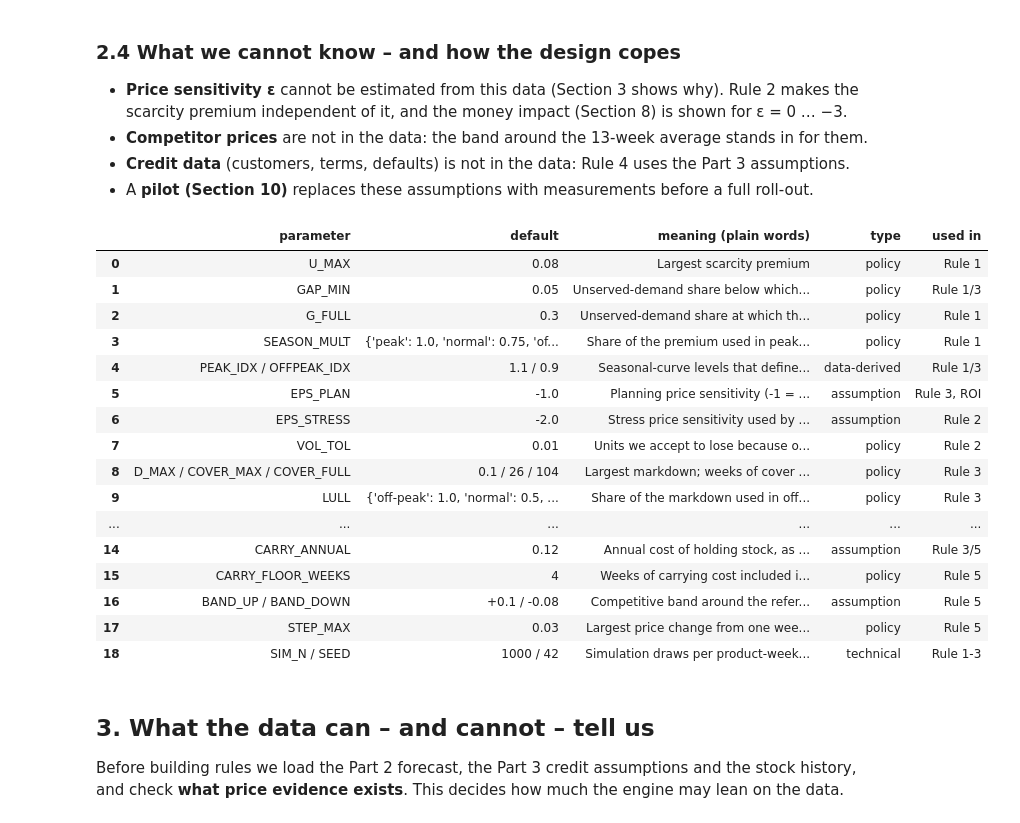
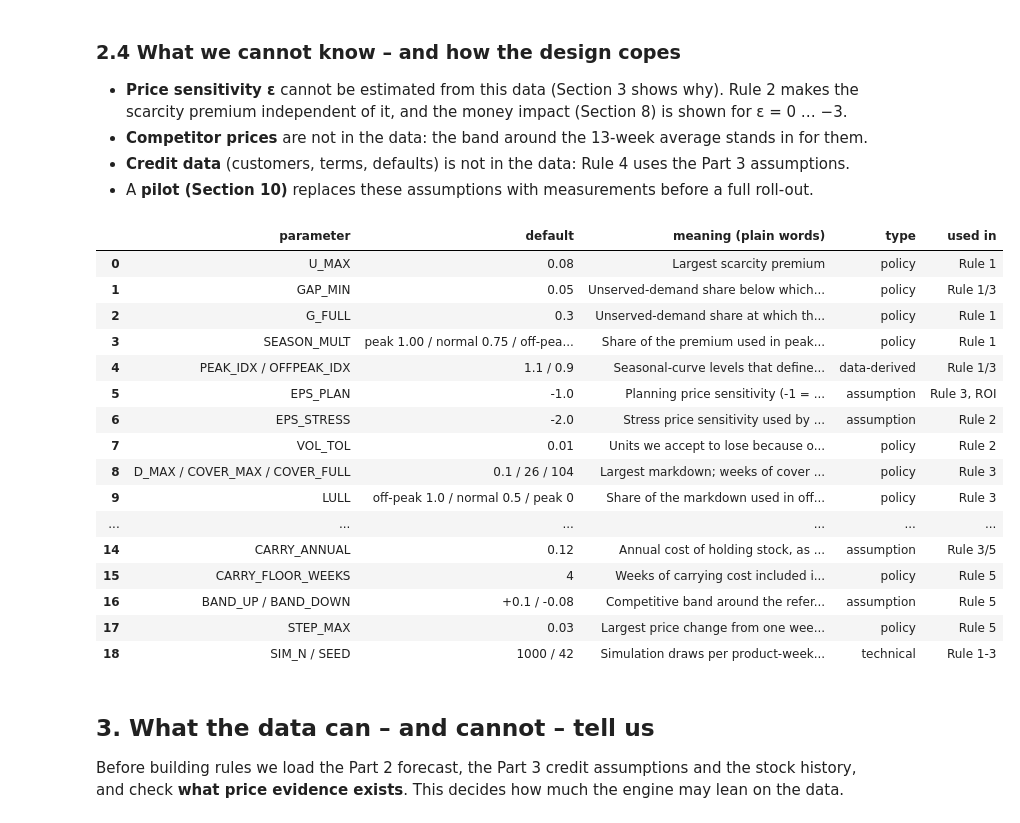
Before and after one commit to hrnademi/Technical_Assessment_HamidrezaNademi, a Jupyter notebook: part4_pricing_v1.0.ipynb, the cells around one changed output. Drawn from its saved outputs; the diff is of its cells as text; code cells hidden in the pictures.

```diff
--- a/part4_pricing_v1.0.ipynb
+++ b/part4_pricing_v1.0.ipynb
@@ -148,42 +148,42 @@ P = dict(
     BAND_UP=0.10, BAND_DOWN=0.08, STEP_MAX=0.03,                    # Rule 5 band and step
     SIM_N=1000, SEED=42)
 EPS_SCENARIOS = [0.0, -0.5, -1.0, -2.0, -3.0]
 Z90 = 1.2816                                                        # z-score of the 90th percentile
 
 param_doc = pd.DataFrame([
     ("U_MAX", P["U_MAX"], "Largest scarcity premium", "policy", "Rule 1"),
     ("GAP_MIN", P["GAP_MIN"], "Unserved-demand share below which stock is not a constraint", "policy", "Rule 1/3"),
     ("G_FULL", P["G_FULL"], "Unserved-demand share at which the premium is maximal", "policy", "Rule 1"),
-    ("SEASON_MULT", str(P["SEASON_MULT"]), "Share of the premium used in peak / normal / off-peak weeks", "policy", "Rule 1"),
+    ("SEASON_MULT", "peak 1.00 / normal 0.75 / off-peak 0.50", "Share of the premium used in peak / normal / off-peak weeks", "policy", "Rule 1"),
     ("PEAK_IDX / OFFPEAK_IDX", f"{P['PEAK_IDX']} / {P['OFFPEAK_IDX']}", "Seasonal-curve levels that define peak and off-peak weeks", "data-derived", "Rule 1/3"),
     ("EPS_PLAN", P["EPS_PLAN"], "Planning price sensitivity (-1 = demand falls 1% when price rises 1%)", "assumption", "Rule 3, ROI"),
     ("EPS_STRESS", P["EPS_STRESS"], "Stress price sensitivity used by the sell-out protection", "assumption", "Rule 2"),
     ("VOL_TOL", P["VOL_TOL"], "Units we accept to lose because of a scarcity premium", "policy", "Rule 2"),
     ("D_MAX / COVER_MAX / COVER_FULL", f"{P['D_MAX']} / {P['COVER_MAX']} / {P['COVER_FULL']}", "Largest markdown; weeks of cover where markdowns start / are deepest", "policy", "Rule 3"),
-    ("LULL", str(P["LULL"]), "Share of the markdown used in off-peak / normal / peak weeks", "policy", "Rule 3"),
+    ("LULL", "off-peak 1.0 / normal 0.5 / peak 0", "Share of the markdown used in off-peak / normal / peak weeks", "policy", "Rule 3"),
     ("MD_CAP_C", P["MD_CAP_C"], "Markdown cap for rating C", "policy", "Rule 4"),
     ("TERMS_CUT_DAYS", P["TERMS_CUT_DAYS"], "Recommended payment-terms cut for rating D/E", "policy", "Rule 4"),
     ("FUND_RATE", P["FUND_RATE"], "Annual cost of money tied up in unpaid invoices", "assumption", "Rule 4"),
     ("MIN_MARKUP", P["MIN_MARKUP"], "Minimum markup on cost in the price floor", "policy", "Rule 5"),
     ("CARRY_ANNUAL", P["CARRY_ANNUAL"], "Annual cost of holding stock, as share of cost", "assumption", "Rule 3/5"),
     ("CARRY_FLOOR_WEEKS", P["CARRY_FLOOR_WEEKS"], "Weeks of carrying cost included in the floor", "policy", "Rule 5"),
     ("BAND_UP / BAND_DOWN", f"+{P['BAND_UP']} / -{P['BAND_DOWN']}", "Competitive band around the reference price (no competitor data: proxy)", "assumption", "Rule 5"),
     ("STEP_MAX", P["STEP_MAX"], "Largest price change from one week to the next", "policy", "Rule 5"),
     ("SIM_N / SEED", f"{P['SIM_N']} / {P['SEED']}", "Simulation draws per product-week; random seed", "technical", "Rule 1-3"),
 ], columns=["parameter", "default", "meaning (plain words)", "type", "used in"])
 display(param_doc)
 # %% [output]
 |  | parameter | default | meaning (plain words) | type | used in |
 | 0 | U_MAX | 0.08 | Largest scarcity premium | policy | Rule 1 |
 | 1 | GAP_MIN | 0.05 | Unserved-demand share below which... | policy | Rule 1/3 |
 | 2 | G_FULL | 0.3 | Unserved-demand share at which th... | policy | Rule 1 |
-| 3 | SEASON_MULT | {'peak': 1.0, 'normal': 0.75, 'of... | Share of the premium used in peak... | policy | Rule 1 |
+| 3 | SEASON_MULT | peak 1.00 / normal 0.75 / off-pea... | Share of the premium used in peak... | policy | Rule 1 |
 | 4 | PEAK_IDX / OFFPEAK_IDX | 1.1 / 0.9 | Seasonal-curve levels that define... | data-derived | Rule 1/3 |
 | 5 | EPS_PLAN | -1.0 | Planning price sensitivity (-1 = ... | assumption | Rule 3, ROI |
 | 6 | EPS_STRESS | -2.0 | Stress price sensitivity used by ... | assumption | Rule 2 |
 | 7 | VOL_TOL | 0.01 | Units we accept to lose because o... | policy | Rule 2 |
 | 8 | D_MAX / COVER_MAX / COVER_FULL | 0.1 / 26 / 104 | Largest markdown; weeks of cover ... | policy | Rule 3 |
-| 9 | LULL | {'off-peak': 1.0, 'normal': 0.5, ... | Share of the markdown used in off... | policy | Rule 3 |
+| 9 | LULL | off-peak 1.0 / normal 0.5 / peak 0 | Share of the markdown used in off... | policy | Rule 3 |
 | ... | ... | ... | ... | ... | ... |
 | 14 | CARRY_ANNUAL | 0.12 | Annual cost of holding stock, as ... | assumption | Rule 3/5 |
 | 15 | CARRY_FLOOR_WEEKS | 4 | Weeks of carrying cost included i... | policy | Rule 5 |
```
Also changed, not shown: parts of 4 cells of this notebook, 5 other files.
